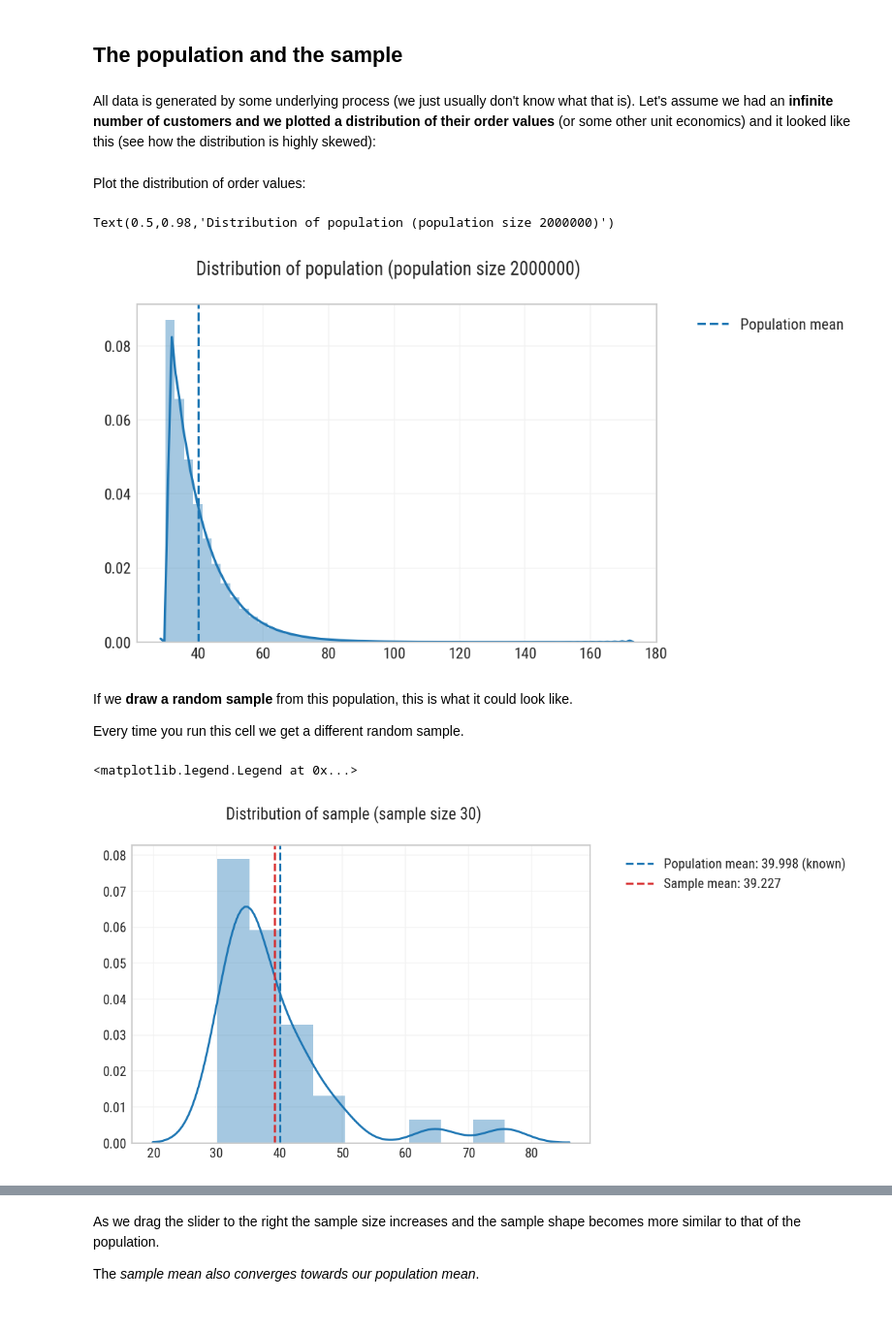
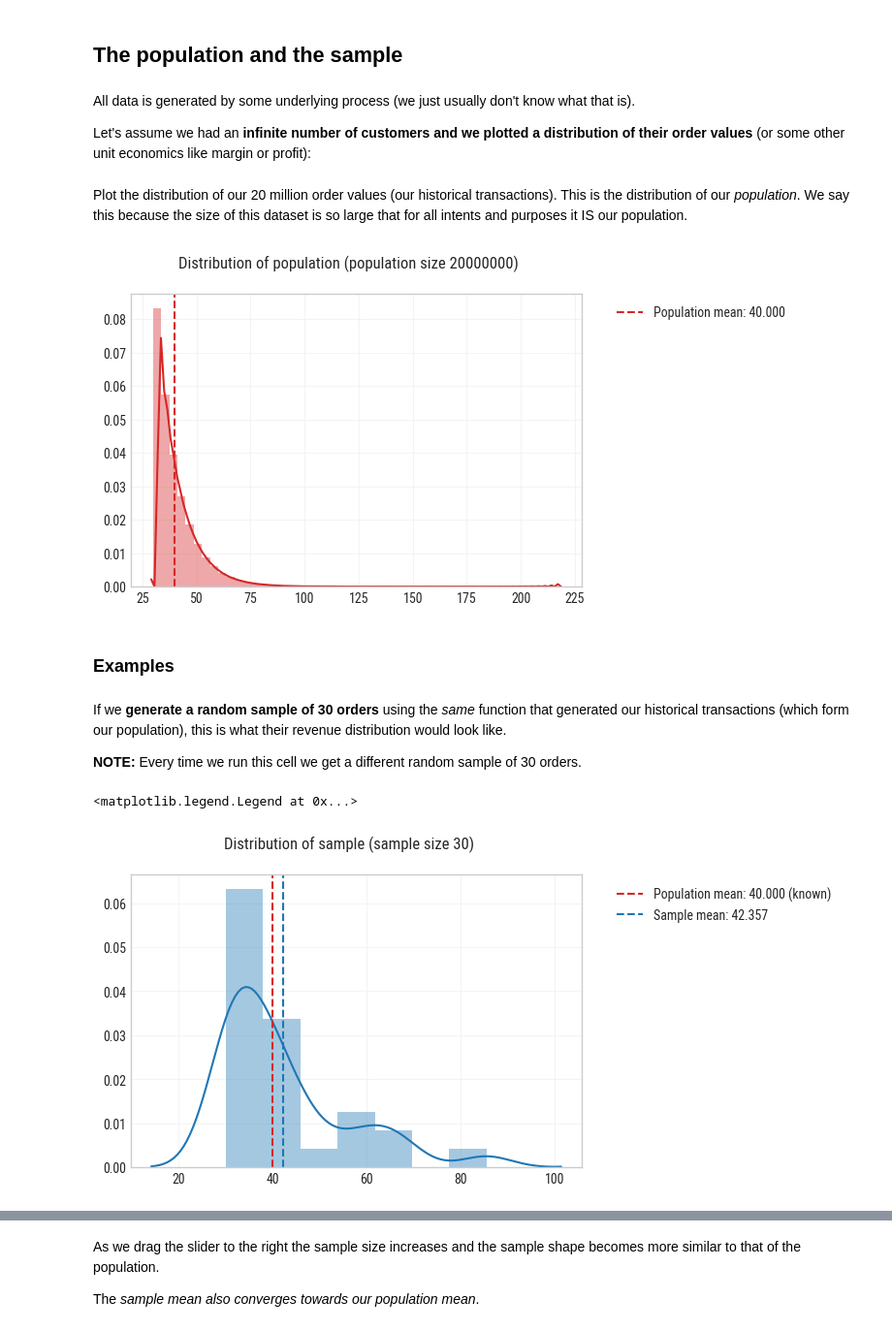
Before and after one commit to cmardiros/notebooks, a Jupyter notebook: public/stats/bootstrap/bootstrap-intuition.ipynb, the cells around one changed output, grey strips where cells are left out. Shown at 97% size. Saved outputs shown, nothing was run; the diff lists cells and outputs as text; code cells hidden in the pictures.

```diff
--- a/public/stats/bootstrap/bootstrap-intuition.ipynb
+++ b/public/stats/bootstrap/bootstrap-intuition.ipynb
@@ -17,7 +21,7 @@ from seabornextends.retouch import grid, ax, fig
 sns.set_style('whitegrid')
 mpl.rcParams['grid.color'] = '0.95'
 mpl.rcParams['grid.alpha'] = 0.8
-mpl.rcParams['figure.dpi'] = 150
+mpl.rcParams['figure.dpi'] = 100
 mpl.rcParams['font.family'] = 'Roboto Condensed'
 # %% [markdown]
 # A computational approach to understanding the bootstrap
@@ -30,59 +36,72 @@ I've always struggled with statistics, maths and formulas until I've come across
 # %% [markdown]
 ## The population and the sample
 # %% [markdown]
-All data is generated by some underlying process (we just usually don't know what that is). Let's assume we had an **infinite number of customers and we plotted a distribution of their order values** (or some other unit economics) and it looked like this (see how the distribution is highly skewed):
+All data is generated by some underlying process (we just usually don't know what that is).
+
+Let's assume we had an **infinite number of customers and we plotted a distribution of their order values** (or some other unit economics like margin or profit):
 # %%
-POP_SIZE = 2000000
+POP_SIZE = 20000000
+
+# Define the parameters of the process/function that generates
+# our data
 POP_SHAPE_KWS = dict(loc=30, scale=10)
 POP_DIST_NAME = 'expon'
 
-# define some function that describes the underlying process
-# for convenience we use the exponential distribution from scipy
-# as this produces a distribution of order values that's kinda realistic
+# Create some function that describes the underlying process.
+# For convenience we use the exponential distribution from scipy
+# as this produces a distribution of order values that's fairly
+# realistic and common in ecommerce (i.e. most order values are
+# around 40 but there's a long tail of higher order values)
 population_fn = stats.expon(**POP_SHAPE_KWS)
 
-# generate lots and lots of values using this function
-population = population_fn.rvs(POP_SIZE)
+# Generate 20 million order values using this function. We can
+# look at these values and say that they ARE our population.
+population = population_fn.rvs(size=POP_SIZE)
 
-# calculate the mean of the population
-# this becomes our *true* mean
+# Calculate the mean order value of the population (population AOV).
+# This is our *true* population mean
 population_mean = np.mean(population)
-# %% [markdown]
-Plot the distribution of order values:
+# %% [markdown]
+Plot the distribution of our 20 million order values (our historical transactions). This is the distribution of our _population_. We say this because the size of this dataset is so large that for all intents and purposes it IS our population.
 # %%
-ax = sns.distplot(a=population)
-ax.axvline(x=population_mean, color='C0', label='Population mean', ls='dashed')
+ax = sns.distplot(a=population, color='C3')
+ax.axvline(x=population_mean, color='C3', label='Population mean: {:.3f}'.format(population_mean), ls='dashed')
 plt.legend(bbox_to_anchor=(1.05, 1), loc='upper left')
 plt.gcf().suptitle(t="Distribution of population (population size {0})".format(POP_SIZE, y=1.01))
 # %% [output]
-Text(0.5,0.98,'Distribution of population (population size 2000000)')
-[figure, old version]
+[figure, new version]
+# %% [markdown]
+### Examples
 # %% [markdown]
-If we **draw a random sample** from this population, this is what it could look like.
+If we **generate a random sample of 30 orders** using the _same_ function that generated our historical transactions (which form our population), this is what their revenue distribution would look like.
 
-Every time you run this cell we get a different random sample.
+**NOTE:** Every time we run this cell we get a different random sample of 30 orders.
 # %%
 sample_size = 30
 
-# we use the function that generate the population to generate this sample
-# we therefore *know* that our sample comes from this population because we generated it that way
+# We use our `population_fn` function to generate this sample.
+# We therefore *know* that our sample of 30 orders comes from
+# our population defined above because it is generated using
+# the _same_ function.
 sample = population_fn.rvs(sample_size)
 sample_mean = np.mean(sample)
 
-# plot the sample alongside the population mean
-ax = sns.distplot(a=sample)
+# plot the distribution of our sample
+ax = sns.distplot(a=sample, color='C0')
 
+# draw a line for the population mean
 ax.axvline(x=population_mean,
-           color='C0',
+           color='C3',
            ls='dashed',
            label='Population mean: {0:.3f} (known)'.format(population_mean))
 
+# draw a line for the sample mean
 ax.axvline(x=sample_mean,
-           color='C3', label='Sample mean: {0:.3f}'.format(sample_mean), linestyle='dashed')
+           color='C0', label='Sample mean: {0:.3f}'.format(sample_mean), linestyle='dashed')
 
 plt.gcf().suptitle(t="Distribution of sample (sample size {0})".format(sample_size, y=1.01))
 plt.legend(bbox_to_anchor=(1.05, 1), loc='upper left')
 # %% [output]
 <matplotlib.legend.Legend at 0x...>
-[figure, old version]
+[figure, new version]
 # %% [markdown]
```
Also changed, not shown: parts of 88 cells of this notebook.
